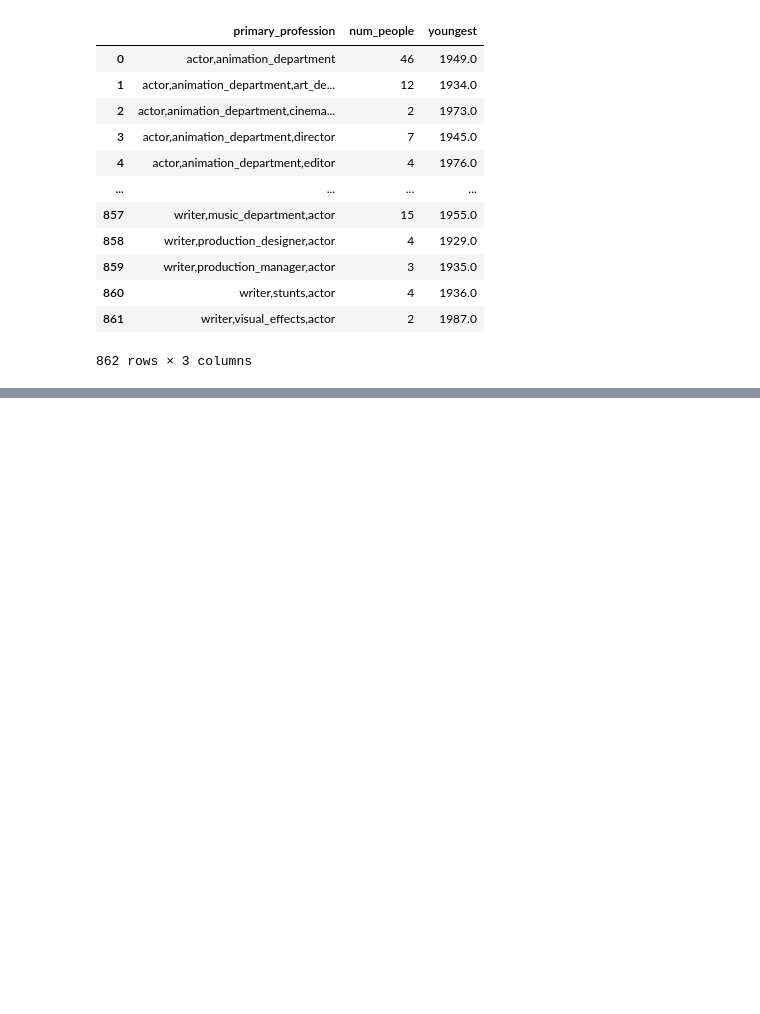
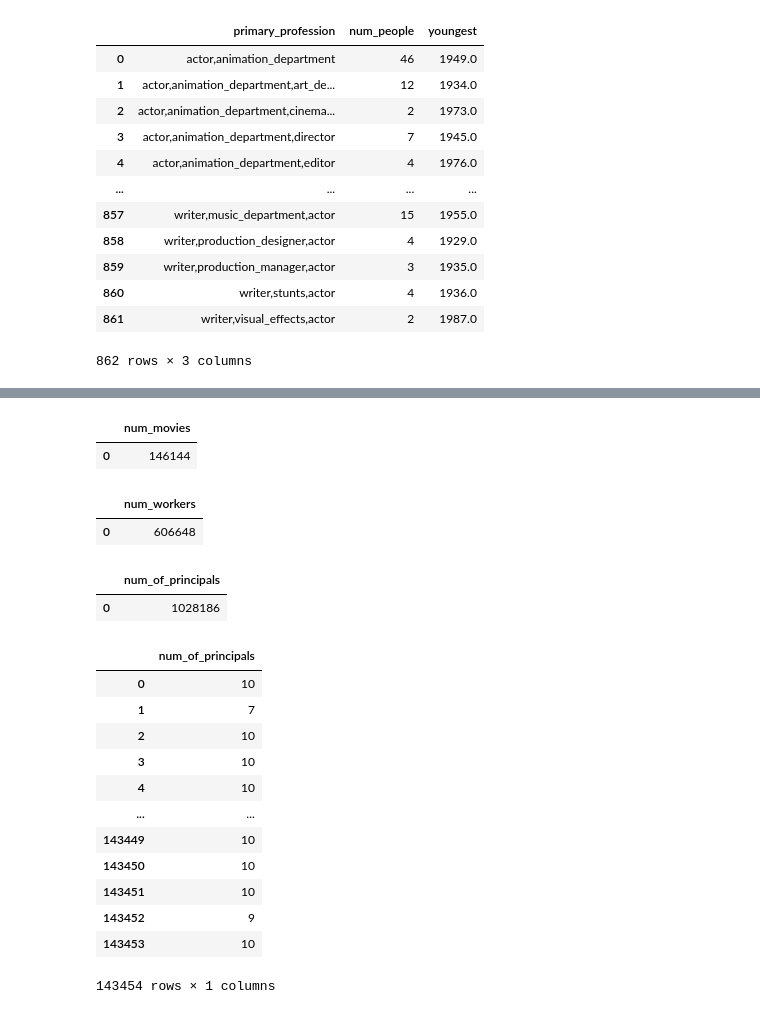
Before and after one commit to Tommyphung1/Master-Notebook-Experiments, a Jupyter notebook: main_notebook.ipynb, the cells around one changed output, grey strips where cells are left out. Drawn from its saved outputs; the diff is of its cells as text; code cells hidden in the pictures; blank space fills up the shorter version.

```diff
--- a/main_notebook.ipynb
+++ b/main_notebook.ipynb
@@ -334,0 +393,46 @@ Problem 1: Determine the number people in each of the movies in the database.
+# %%
+# Setup
+## Number of movies in the table movie_basic
+display(pd.read_sql('''
+                    SELECT count(*) AS num_movies
+                        FROM movie_basics
+                    ''', conn))
+
+## Number of unique workers in persons
+display(pd.read_sql('''
+                    SELECT count(*) AS num_workers
+                        FROM persons
+                    ''', conn))
+
+## Number of workers for the movies
+display(pd.read_sql('''
+                    SELECT count(*) AS num_of_principals
+                        FROM principals
+                    ''', conn))
+
+## Group the princials by the movies they produced
+display(pd.read_sql('''
+                    SELECT count(*) AS num_of_principals
+                        FROM principals
+                    GROUP BY movie_id
+                    ''', conn))
+# %% [output]
+|  | num_movies |
+| 0 | 146144 |
+|  | num_workers |
+| 0 | 606648 |
+|  | num_of_principals |
+| 0 | 1028186 |
+|  | num_of_principals |
+| 0 | 10 |
+| 1 | 7 |
+| 2 | 10 |
+| 3 | 10 |
+| 4 | 10 |
+| ... | ... |
+| 143449 | 10 |
+| 143450 | 10 |
+| 143451 | 10 |
+| 143452 | 9 |
+| 143453 | 10 |
+143454 rows × 1 columns
```
Also changed, not shown: parts of 17 cells of this notebook.
